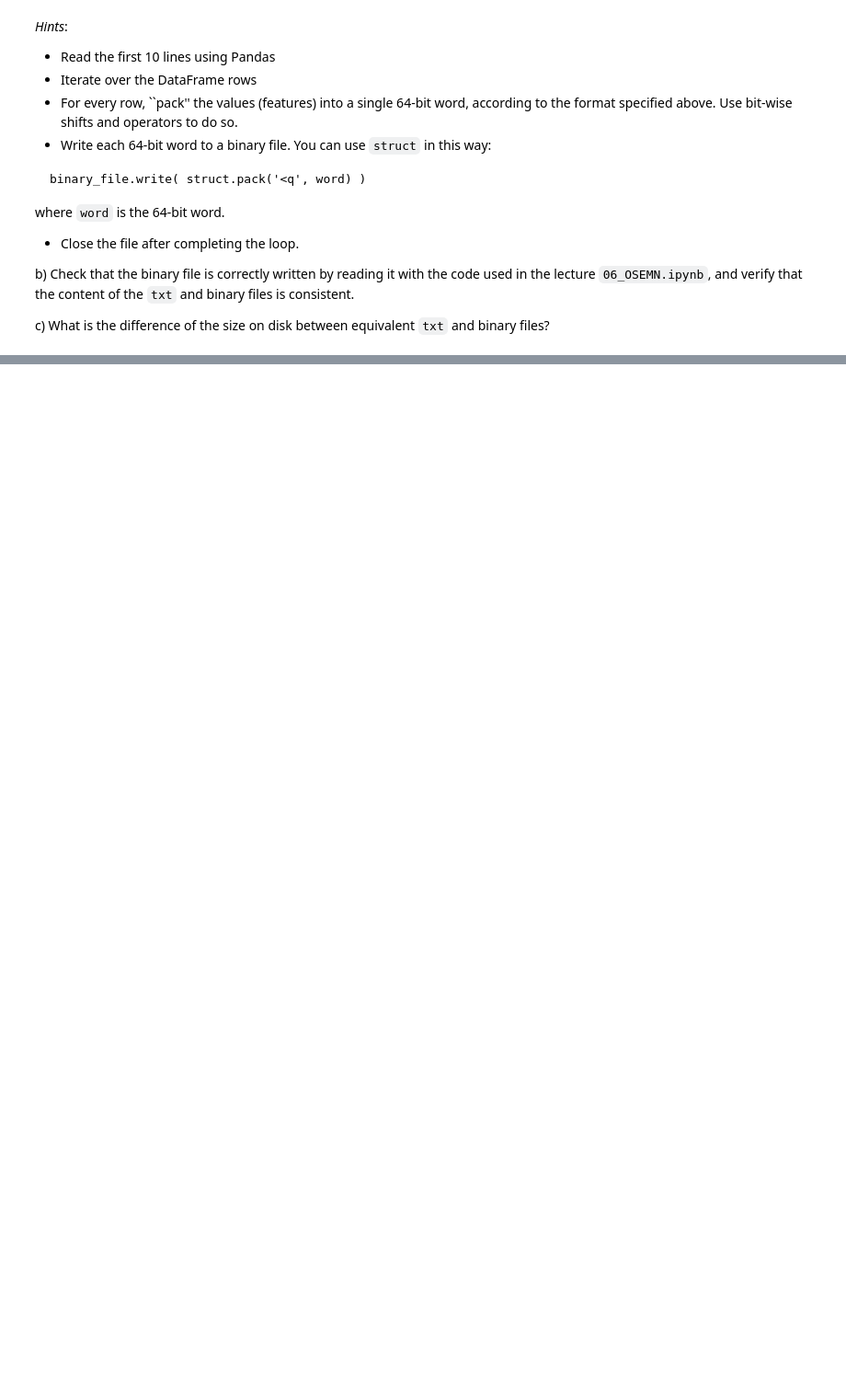
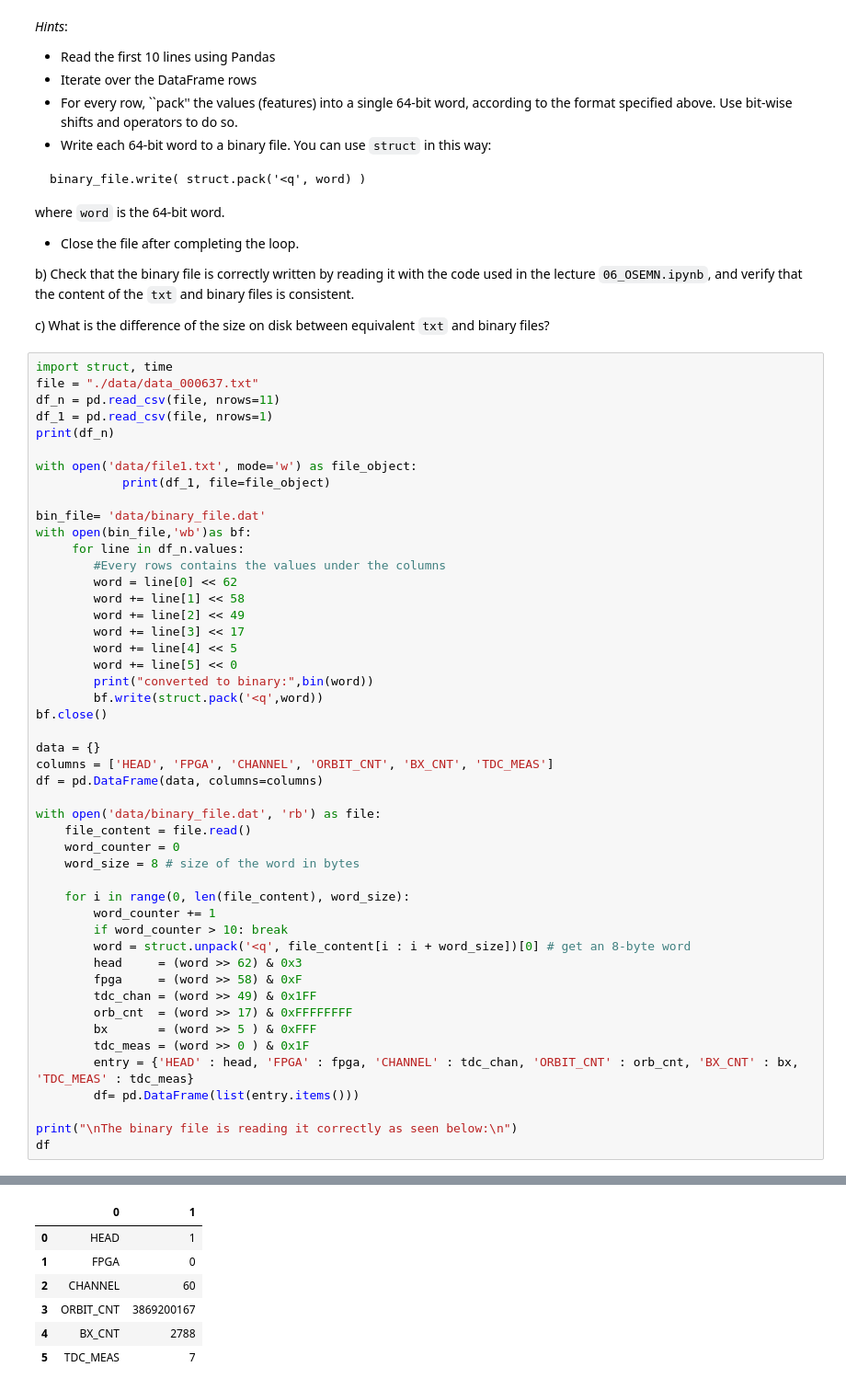
Before and after one commit to zucchett/ScientificComputingWithPython2022, a Jupyter notebook: 06ex_OSEMN.ipynb, the cells around one changed output, grey strips where cells are left out. Shown at 92% size. Drawn from its saved outputs; the diff is of its cells as text; blank space fills up the shorter version.

```diff
--- a/06ex_OSEMN.ipynb
+++ b/06ex_OSEMN.ipynb
@@ -93,3 +239,52 @@ where `word` is the 64-bit word.
 b) Check that the binary file is correctly written by reading it with the code used in the lecture `06_OSEMN.ipynb`, and verify that the content of the `txt` and binary files is consistent.
 
 c) What is the difference of the size on disk between equivalent `txt` and binary files?
+# %%
+import struct, time
+file = "./data/data_000637.txt"
+df_n = pd.read_csv(file, nrows=11)
+df_1 = pd.read_csv(file, nrows=1)
+print(df_n)
+
+with open('data/file1.txt', mode='w') as file_object:
+            print(df_1, file=file_object)
+
+bin_file= 'data/binary_file.dat'
+with open(bin_file,'wb')as bf:
+     for line in df_n.values:
+        #Every rows contains the values under the columns
+        word = line[0] << 62
+        word += line[1] << 58
+        word += line[2] << 49
+        word += line[3] << 17
+        word += line[4] << 5
+        word += line[5] << 0
+        print("converted to binary:",bin(word))
+        bf.write(struct.pack('<q',word))
+bf.close()
+
+data = {}
+columns = ['HEAD', 'FPGA', 'CHANNEL', 'ORBIT_CNT', 'BX_CNT', 'TDC_MEAS']
+df = pd.DataFrame(data, columns=columns)
+
+with open('data/binary_file.dat', 'rb') as file:
+    file_content = file.read()
+    word_counter = 0
+    word_size = 8 # size of the word in bytes
+
+    for i in range(0, len(file_content), word_size):
+        word_counter += 1
+        if word_counter > 10: break
+        word = struct.unpack('<q', file_content[i : i + word_size])[0] # get an 8-byte word
+        head     = (word >> 62) & 0x3
+        fpga     = (word >> 58) & 0xF
+        tdc_chan = (word >> 49) & 0x1FF
+        orb_cnt  = (word >> 17) & 0xFFFFFFFF
+        bx       = (word >> 5 ) & 0xFFF
+        tdc_meas = (word >> 0 ) & 0x1F
+        entry = {'HEAD' : head, 'FPGA' : fpga, 'CHANNEL' : tdc_chan, 'ORBIT_CNT' : orb_cnt, 'BX_CNT' : bx, 'TDC_MEAS' : tdc_meas}
+        df= pd.DataFrame(list(entry.items()))
+
+print("\nThe binary file is reading it correctly as seen below:\n")
+df
+# %% [output]
@@ -95,0 +308,7 @@ c) What is the difference of the size on disk between equivalent `txt` and binar
+|  | 0 | 1 |
+| 0 | HEAD | 1 |
+| 1 | FPGA | 0 |
+| 2 | CHANNEL | 60 |
+| 3 | ORBIT_CNT | 3869200167 |
+| 4 | BX_CNT | 2788 |
+| 5 | TDC_MEAS | 7 |
```
Also changed, not shown: parts of 9 cells of this notebook.
